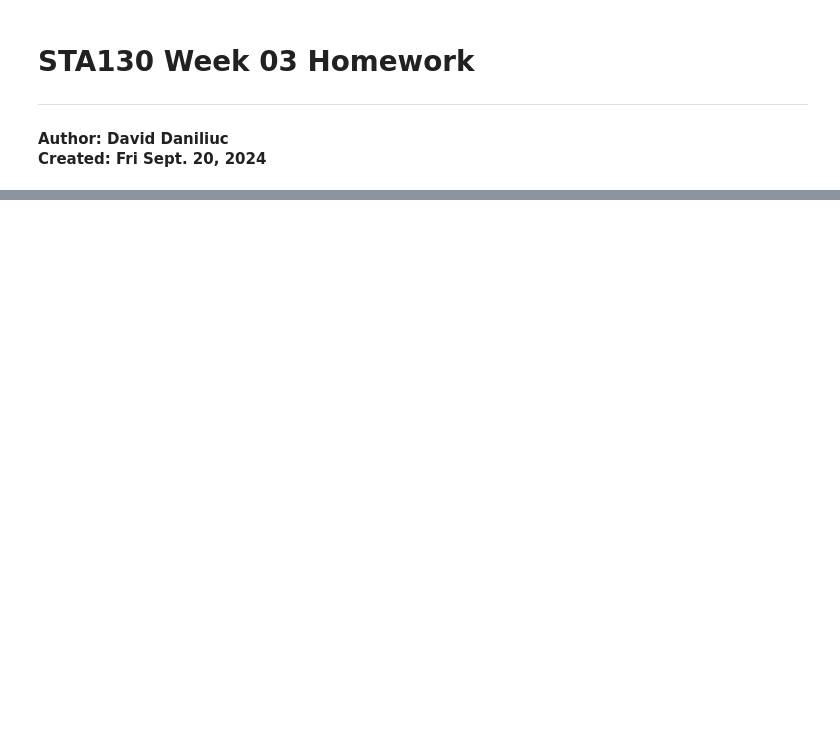
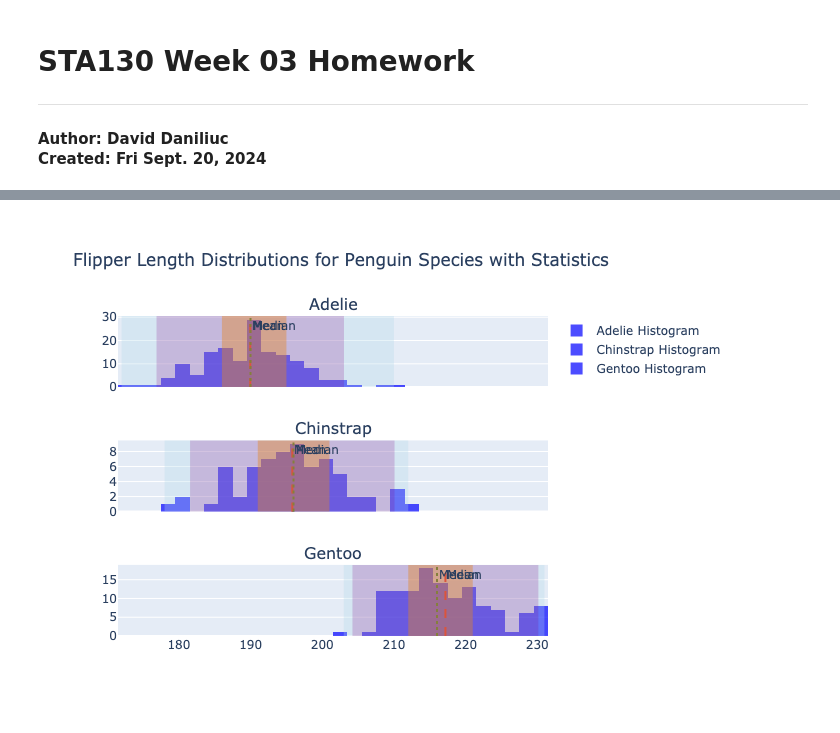
Before and after one commit to vicdenz/sta130-uoft, a Jupyter notebook: homework/week03/hw03.ipynb, the cells around one changed output, grey strips where cells are left out. Saved outputs shown, nothing was run; the diff lists cells and outputs as text; code cells hidden in the pictures; blank space fills up the shorter version.

Commit message:
Week 03 homework done. Attempted to create Gapminder dataset, old files and code left.

```diff
--- a/homework/week03/hw03.ipynb
+++ b/homework/week03/hw03.ipynb
@@ -117,0 +14,54 @@ I have been using the *wiki-textbook* and ChatGPT to review material taught in l
+# %%
+import pandas as pd
+import plotly.graph_objects as go
+from plotly.subplots import make_subplots
+
+# Load penguins dataset
+penguins = pd.read_csv("https://raw.githubusercontent.com/mwaskom/seaborn-data/master/penguins.csv")
+
+# Drop rows with missing values for simplicity
+penguins = penguins.dropna(subset=["flipper_length_mm"])
+
+# List of species
+species_list = penguins['species'].unique()
+
+# Initialize subplots for each species
+fig = make_subplots(rows=len(species_list), cols=1, shared_xaxes=True, subplot_titles=species_list)
+
+# Loop through each species
+for i, species in enumerate(species_list):
+    df_species = penguins[penguins['species'] == species]
+    flipper_lengths = df_species['flipper_length_mm']
+
+    # Calculate statistics
+    mean = flipper_lengths.mean()
+    median = flipper_lengths.median()
+    min_flipper = flipper_lengths.min()
+    max_flipper = flipper_lengths.max()
+    iqr = flipper_lengths.quantile(0.75) - flipper_lengths.quantile(0.25)
+    std = flipper_lengths.std()
+
+    # Create histogram for flipper_length_mm
+    hist = go.Histogram(x=flipper_lengths, nbinsx=20, name=f'{species} Histogram', marker_color='blue', opacity=0.7)
+
+    # Add histogram to subplot
+    fig.add_trace(hist, row=i+1, col=1)
+
+    # Add mean and median lines
+    fig.add_vline(x=mean, line=dict(color='red', dash='dash'), annotation_text='Mean', row=i+1, col=1)
+    fig.add_vline(x=median, line=dict(color='green', dash='dot'), annotation_text='Median', row=i+1, col=1)
+
+    # Add range (min to max)
+    fig.add_vrect(x0=min_flipper, x1=max_flipper, fillcolor="lightblue", opacity=0.3, line_width=0, row=i+1, col=1)
+
+    # Add interquartile range (IQR)
+    fig.add_vrect(x0=flipper_lengths.quantile(0.25), x1=flipper_lengths.quantile(0.75), fillcolor="orange", opacity=0.4, line_width=0, row=i+1, col=1)
+
+    # Add 2 standard deviations range
+    fig.add_vrect(x0=mean - 2*std, x1=mean + 2*std, fillcolor="purple", opacity=0.2, line_width=0, row=i+1, col=1)
+
+# Update layout
+fig.update_layout(title='Flipper Length Distributions for Penguin Species with Statistics')
+fig.show(renderer="png")
+# %% [output]
+[figure, added]
```
Also changed, not shown: parts of 44 cells of this notebook, 5 other files.
